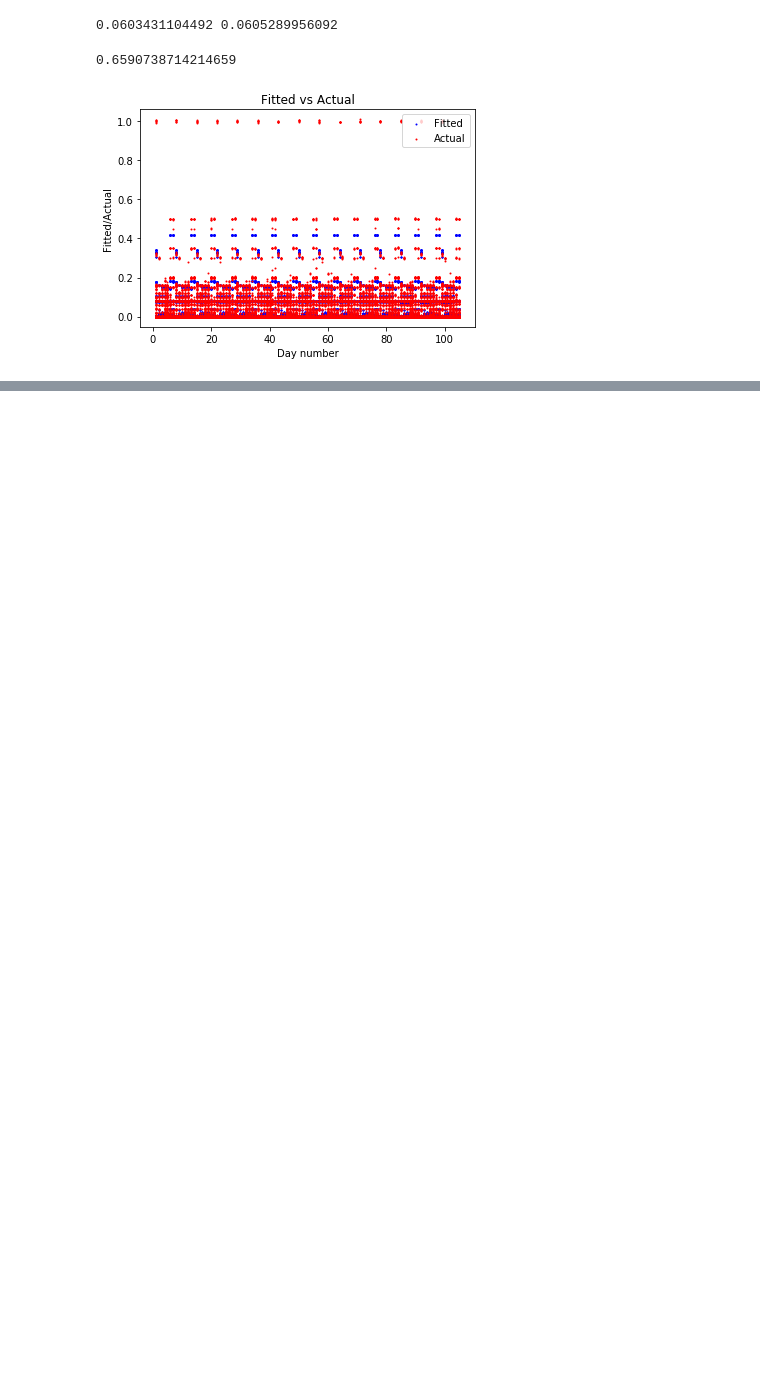
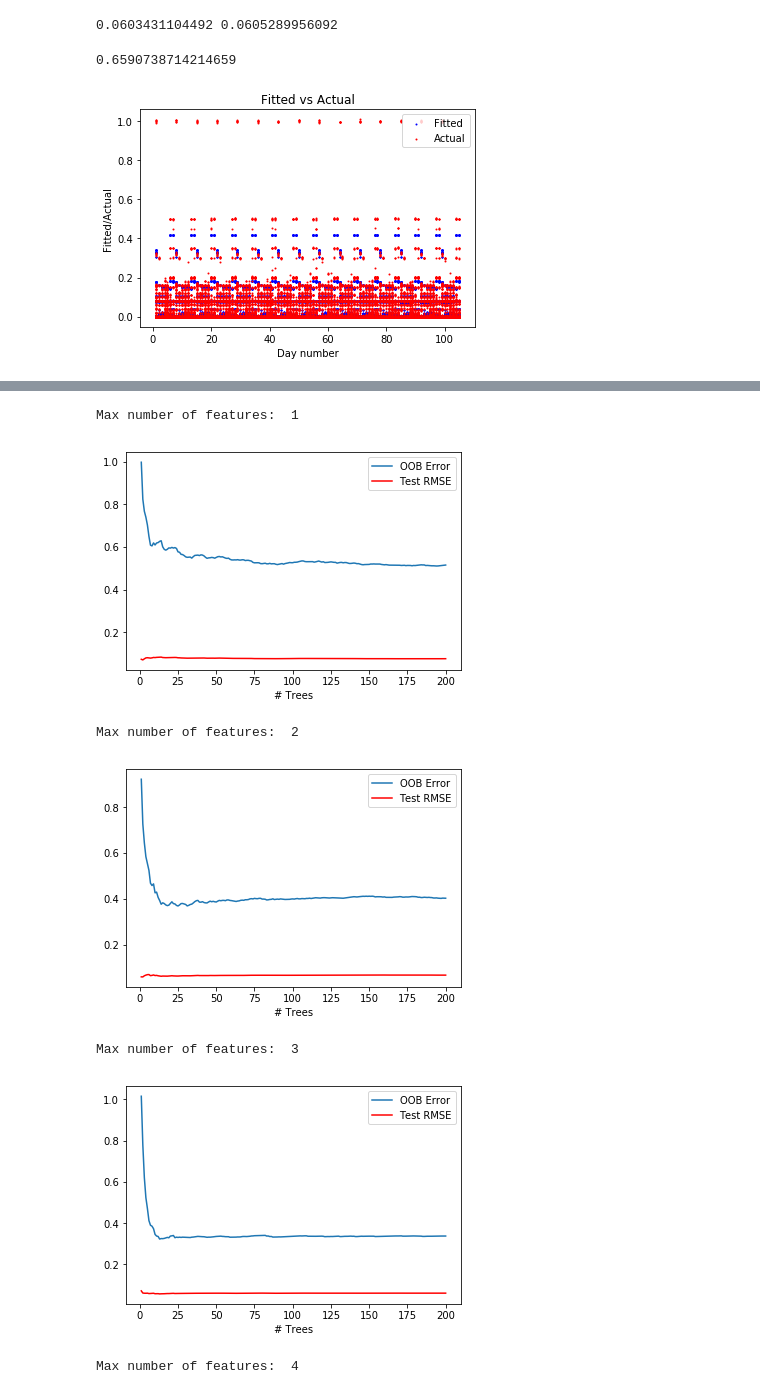
Before and after one commit to TSatyaVasanthReddy/RegressionAnalysis, a Jupyter notebook: Project4.ipynb, the cells around one changed output, grey strips where cells are left out. Drawn from its saved outputs; the diff is of its cells as text; code cells hidden in the pictures; blank space fills up the shorter version.

Commit message:
random forest ii

```diff
--- a/Project4.ipynb
+++ b/Project4.ipynb
@@ -290,0 +297,36 @@ plt.show()
+# %%
+def plot_func(oob, rmse):
+    plt.plot(trees, oob, label="OOB Error")
+    plt.plot(trees, rmse, color='red', label='Test RMSE')
+    plt.legend()
+    plt.xlabel("# Trees")
+    plt.show()
+# %%
+import warnings
+warnings.filterwarnings('ignore')
+
+trees = range(1,201)
+
+for i in range(1,6):
+    oob_errors = []
+    test_rmse = []
+    for t in trees:
+        regr = RandomForestRegressor(n_estimators=t, max_depth=4, max_features=i, bootstrap=True, oob_score=True, random_state=0)
+        X_train, X_test, y_train, y_test = train_test_split(X, y, test_size=0.1, random_state=0)
+        regr.fit(X_train, y_train)
+        y_pred = regr.predict(X_test)
+        oob_score = regr.oob_score_
+        oob_error = 1 - oob_score
+        oob_errors.append(oob_error)
+        test_error = mean_squared_error(y_test,y_pred)
+        test_rmse.append(np.sqrt(test_error))
+    print("Max number of features: ",i)
+    plot_func(oob_errors, test_rmse)
+# %% [output]
+Max number of features:  1
+[figure, added]
+Max number of features:  2
+[figure, added]
+Max number of features:  3
+[figure, added]
+Max number of features:  4
```
Also changed, not shown: parts of 4 cells of this notebook.
